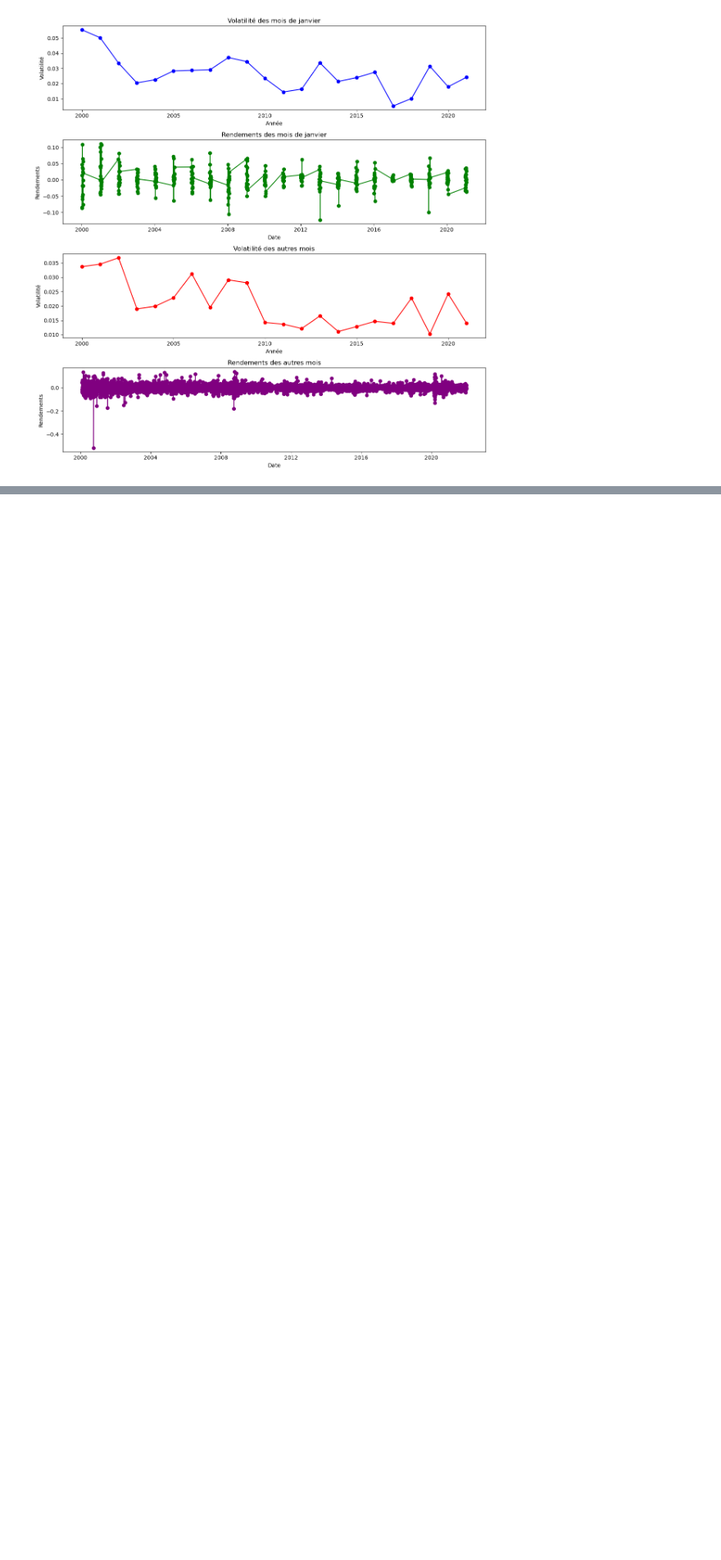
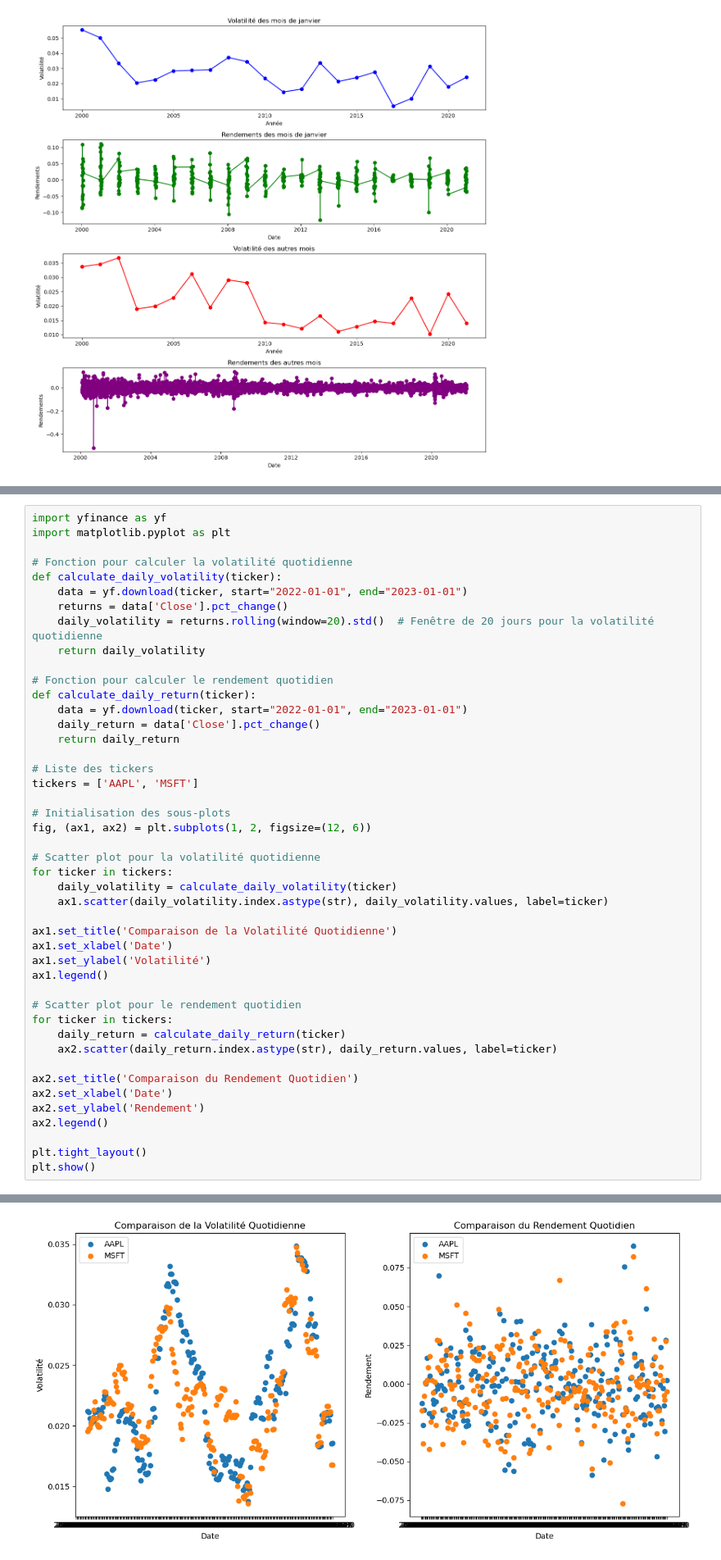
Before and after one commit to RyanSAMAMA/Ensae_projetMDR, a Jupyter notebook: faconbrouillon.ipynb, the cells around one changed output, grey strips where cells are left out. Shown at 82% size. Saved outputs shown, nothing was run; the diff lists cells and outputs as text; blank space fills up the shorter version.

```diff
--- a/faconbrouillon.ipynb
+++ b/faconbrouillon.ipynb
@@ -1269,0 +527,46 @@ IndexError: Boolean index has wrong length: 5535 instead of 5536
+# %%
+import yfinance as yf
+import matplotlib.pyplot as plt
+
+# Fonction pour calculer la volatilité quotidienne
+def calculate_daily_volatility(ticker):
+    data = yf.download(ticker, start="2022-01-01", end="2023-01-01")
+    returns = data['Close'].pct_change()
+    daily_volatility = returns.rolling(window=20).std()  # Fenêtre de 20 jours pour la volatilité quotidienne
+    return daily_volatility
+
+# Fonction pour calculer le rendement quotidien
+def calculate_daily_return(ticker):
+    data = yf.download(ticker, start="2022-01-01", end="2023-01-01")
+    daily_return = data['Close'].pct_change()
+    return daily_return
+
+# Liste des tickers
+tickers = ['AAPL', 'MSFT']
+
+# Initialisation des sous-plots
+fig, (ax1, ax2) = plt.subplots(1, 2, figsize=(12, 6))
+
+# Scatter plot pour la volatilité quotidienne
+for ticker in tickers:
+    daily_volatility = calculate_daily_volatility(ticker)
+    ax1.scatter(daily_volatility.index.astype(str), daily_volatility.values, label=ticker)
+
+ax1.set_title('Comparaison de la Volatilité Quotidienne')
+ax1.set_xlabel('Date')
+ax1.set_ylabel('Volatilité')
+ax1.legend()
+
+# Scatter plot pour le rendement quotidien
+for ticker in tickers:
+    daily_return = calculate_daily_return(ticker)
+    ax2.scatter(daily_return.index.astype(str), daily_return.values, label=ticker)
+
+ax2.set_title('Comparaison du Rendement Quotidien')
+ax2.set_xlabel('Date')
+ax2.set_ylabel('Rendement')
+ax2.legend()
+
+plt.tight_layout()
+plt.show()
+# %% [output]
@@ -1269,0 +577 @@ IndexError: Boolean index has wrong length: 5535 instead of 5536
+[figure, added]
```
Also changed, not shown: parts of 17 cells of this notebook.
